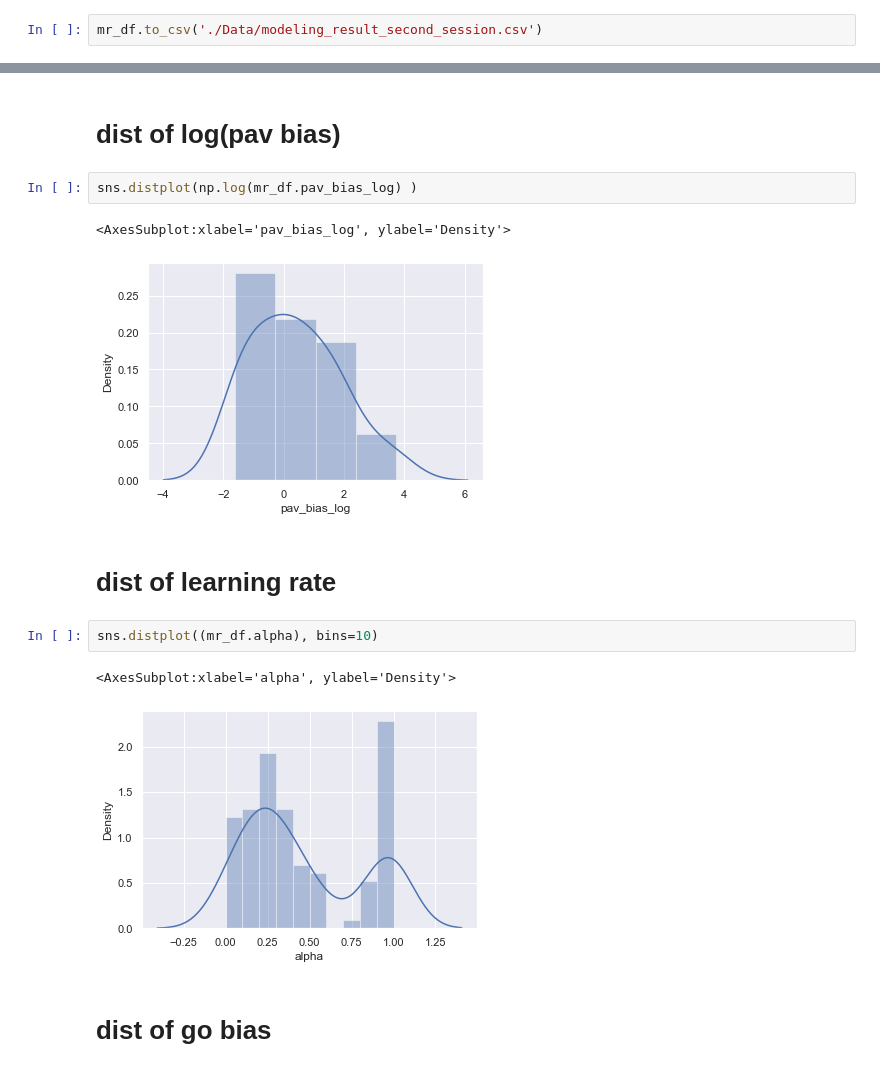
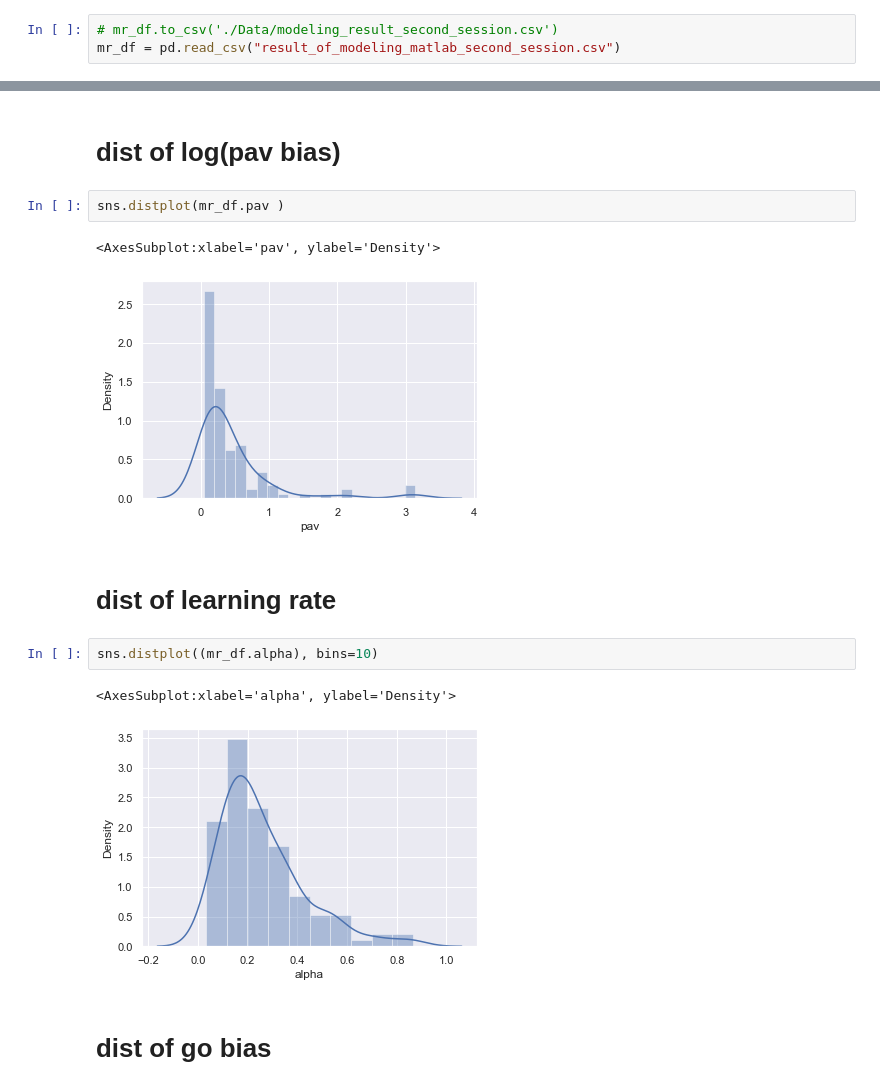
Before and after one commit to Sepsad/Interindividual-differences-in-Learning-to-Act-or-Avoid, a Jupyter notebook: Second_session.ipynb, the cells around one changed output, grey strips where cells are left out. Drawn from its saved outputs; the diff is of its cells as text.

Commit message:
analysis for modeling added

```diff
--- a/Second_session.ipynb
+++ b/Second_session.ipynb
@@ -348,2 +338,3 @@ mr_df['pav_bias_log'] = np.log(mr_df.pav_bias)
 # %%
-mr_df.to_csv('./Data/modeling_result_second_session.csv')
+# mr_df.to_csv('./Data/modeling_result_second_session.csv')
+mr_df = pd.read_csv("result_of_modeling_matlab_second_session.csv")
@@ -350,17 +361,17 @@ mr_df.to_csv('./Data/modeling_result_second_session.csv')
 # %% [markdown]
 # dist of log(pav bias)
 # %%
-sns.distplot(np.log(mr_df.pav_bias_log) )
+sns.distplot(mr_df.pav )
 # %% [output]
-<AxesSubplot:xlabel='pav_bias_log', ylabel='Density'>
+<AxesSubplot:xlabel='pav', ylabel='Density'>
-[figure, old version]
+[figure, new version]
 # %% [markdown]
 # dist of learning rate
 # %%
 sns.distplot((mr_df.alpha), bins=10)
 # %% [output]
 <AxesSubplot:xlabel='alpha', ylabel='Density'>
-[figure, old version]
+[figure, new version]
 # %% [markdown]
 # dist of go bias
 # %%
```
Also changed, not shown: parts of 19 cells of this notebook, 4 other files.
